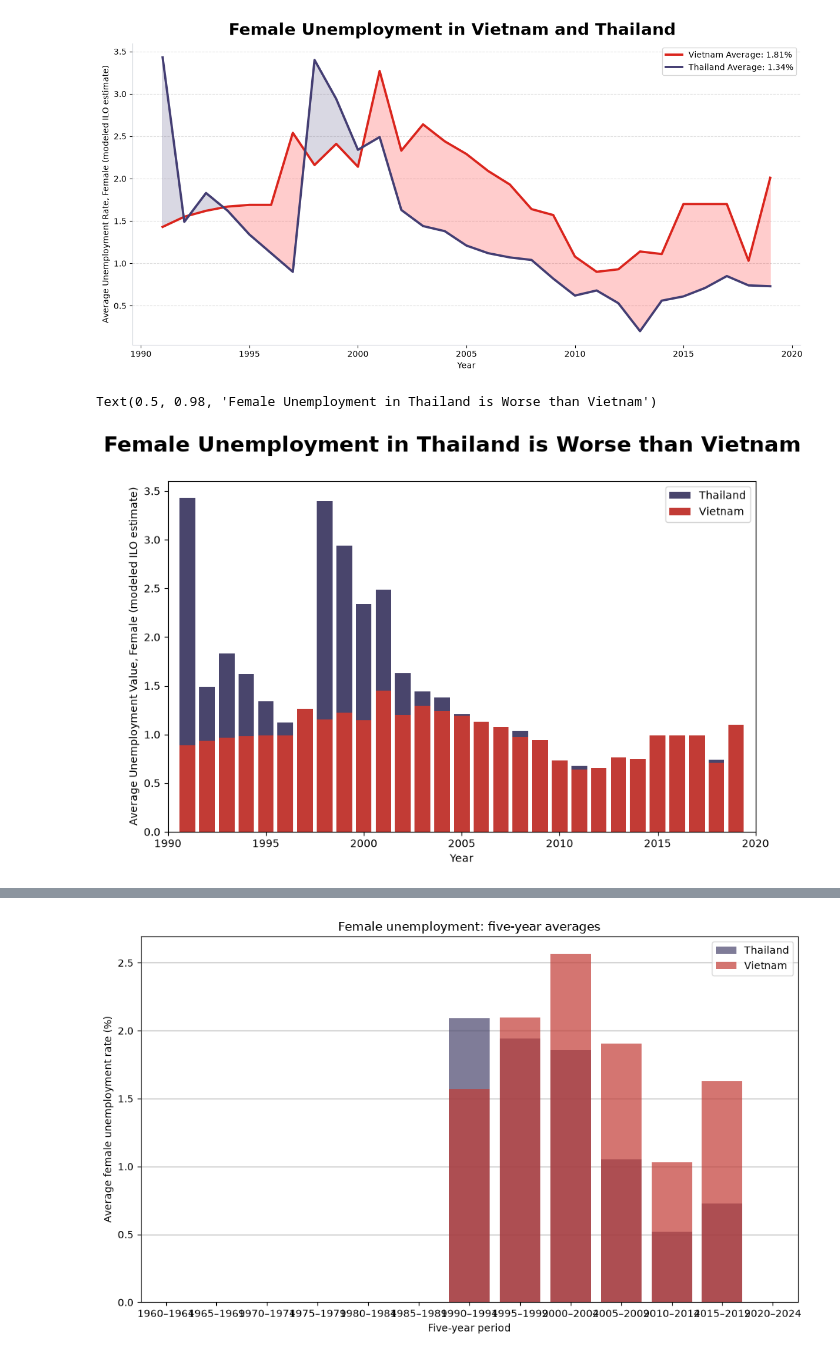
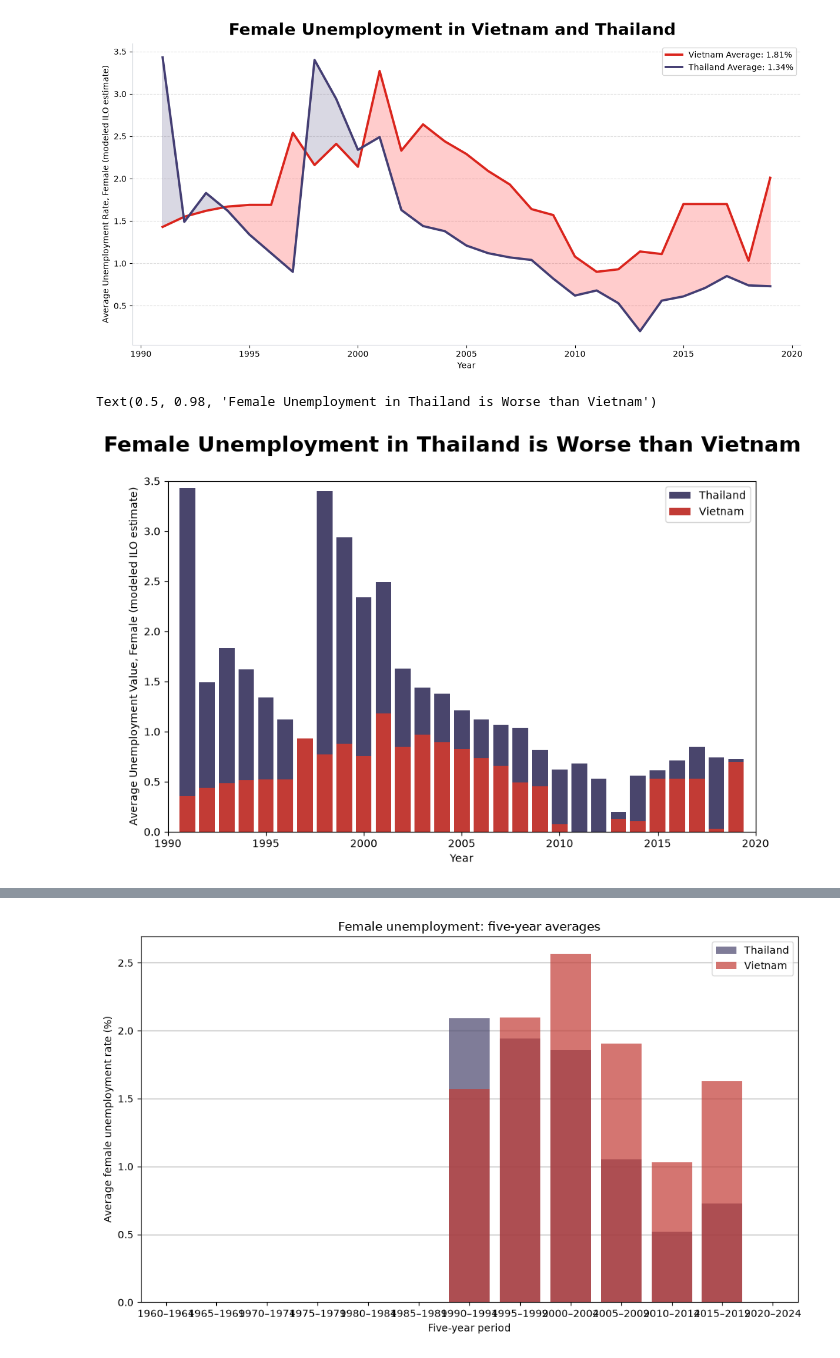
Before and after one commit to benly03/DSC-209R-Project-2, a Jupyter notebook: project2.ipynb, the cells around one changed output, grey strips where cells are left out. Cells and saved outputs as stored; diff of their text form; code cells hidden in the pictures.

```diff
--- a/project2.ipynb
+++ b/project2.ipynb
@@ -50,7 +50,7 @@ Y_mean_t = thai_df['average_value_Unemployment, female (% of female labor force)
 Y = 'average_value_Unemployment, female (% of female labor force) (modeled ILO estimate)'
 
 Y2 = viet_df['average_value_Unemployment, female (% of female labor force) (modeled ILO estimate)']
-Y2_log = np.log1p(Y2)
+Y2_log = np.log(Y2)
 
 viet_df['average_value_Unemployment, female (% of female labor force) (modeled ILO estimate) log'] = Y2_log
 # %%
@@ -116,20 +116,21 @@ Text(0, 0.5, 'Average Unemployment Rate, Female (modeled ILO estimate)')
 # %%
 # year_list = [2001, 2002, 2003, 2004, 2005, 2006, 2007, 2008, 2009, 2010]
 # Valt_data = viet_df[viet_df['Year'].isin(year_list)]
 # Talt_data = thai_df[thai_df['Year'].isin(year_list)]
 
 fig, axes = plt.subplots(1,1, figsize=(10,6))
 
 sns.barplot(data=thai_df, x=X, y=Y, ax=axes, label="Thailand", color="#443E73", native_scale=True)
 sns.barplot(data=viet_df, x=X, y=Y2_log, ax=axes, label="Vietnam", color="#DA251D", alpha=1, native_scale=True)
 
 axes.set_xlim(1990, 2020)
+axes.set_ylim(0,3.5)
 plt.ylabel("Average Unemployment Value, Female (modeled ILO estimate)")
 fig.suptitle(
     "Female Unemployment in Thailand is Worse than Vietnam",
     fontsize=20,
     fontweight="bold"
 )
 # %% [output]
 Text(0.5, 0.98, 'Female Unemployment in Thailand is Worse than Vietnam')
-[figure, old version]
+[figure, new version]
```
Also changed, not shown: parts of 2 cells of this notebook, 4 other files.
